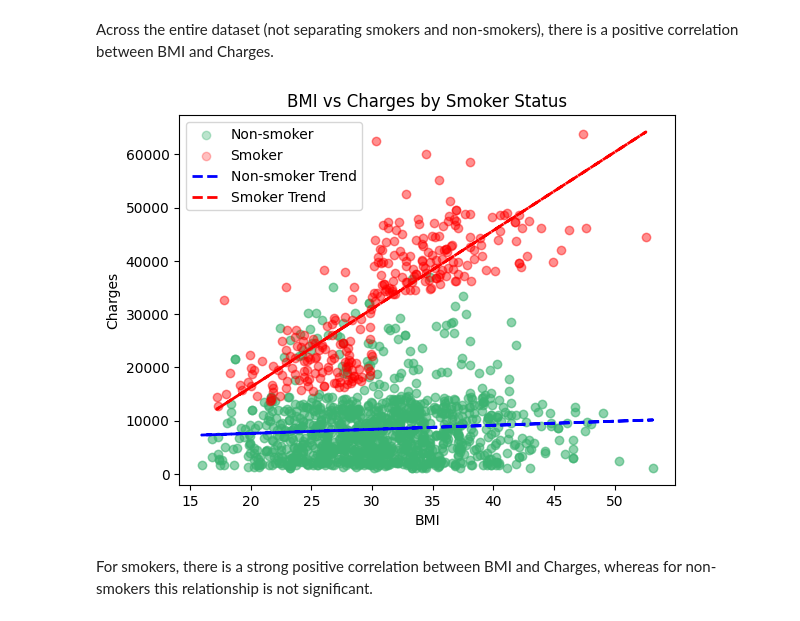
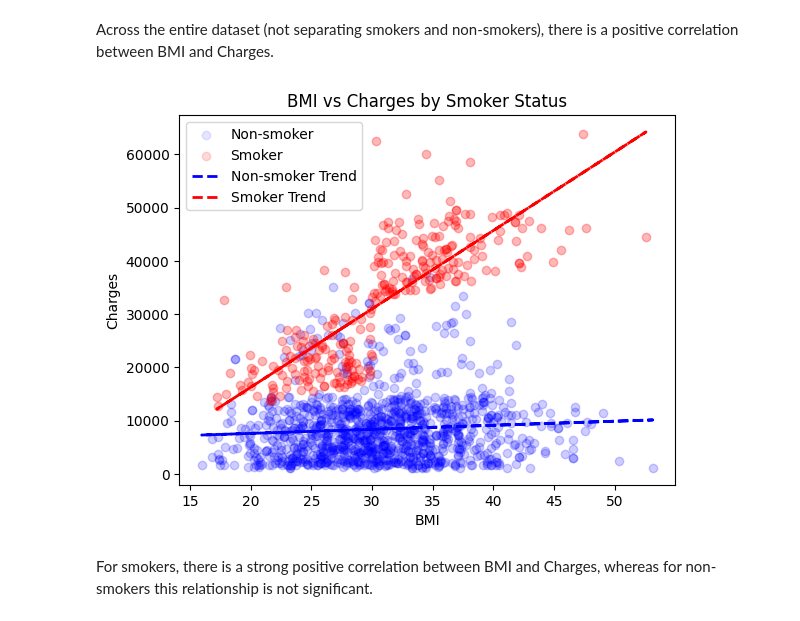
Before and after one commit to jonathern/health_insurance, a Jupyter notebook: Notebook.ipynb, the cells around one changed output. Cells and saved outputs as stored; diff of their text form; code cells hidden in the pictures.

```diff
--- a/Notebook.ipynb
+++ b/Notebook.ipynb
@@ -235,36 +235,36 @@ Across the entire dataset (not separating smokers and non-smokers), there is a p
 # Separate smokers and non-smokers
 smokers = df[df['smoker'] == 1]
 non_smokers = df[df['smoker'] == 0]
 
 # Plot non-smokers
 plt.scatter(non_smokers['bmi'], non_smokers['charges'],
-            color='mediumseagreen', label='Non-smoker', alpha=0.35)
+            color='blue', label='Non-smoker', alpha=0.10)
 
 # Plot smokers
 plt.scatter(smokers['bmi'], smokers['charges'],
-            color='red', label='Smoker', alpha=0.25)
+            color='red', label='Smoker', alpha=0.15)
 
 # Fit regression line for non-smokers
 m_ns, b_ns = np.polyfit(non_smokers['bmi'], non_smokers['charges'], 1)
 plt.plot(non_smokers['bmi'], m_ns*non_smokers['bmi'] + b_ns,
          color='blue', linewidth=2, linestyle='--', label='Non-smoker Trend')
 
 # Fit regression line for smokers
 m_s, b_s = np.polyfit(smokers['bmi'], smokers['charges'], 1)
 plt.plot(smokers['bmi'], m_s*smokers['bmi'] + b_s,
          color='red', linewidth=2, linestyle='--', label='Smoker Trend')
 
 # Labels and title
 plt.xlabel('BMI')
 plt.ylabel('Charges')
 plt.title('BMI vs Charges by Smoker Status')
 
 # Add legend
 plt.legend()
 
 plt.show()
 # %% [output]
-[figure, old version]
+[figure, new version]
 # %% [markdown]
 For smokers, there is a strong positive correlation between BMI and Charges, whereas for non-smokers this relationship is not significant.
 # %% [markdown]
```
Also changed, not shown: parts of 1 cell of this notebook.
